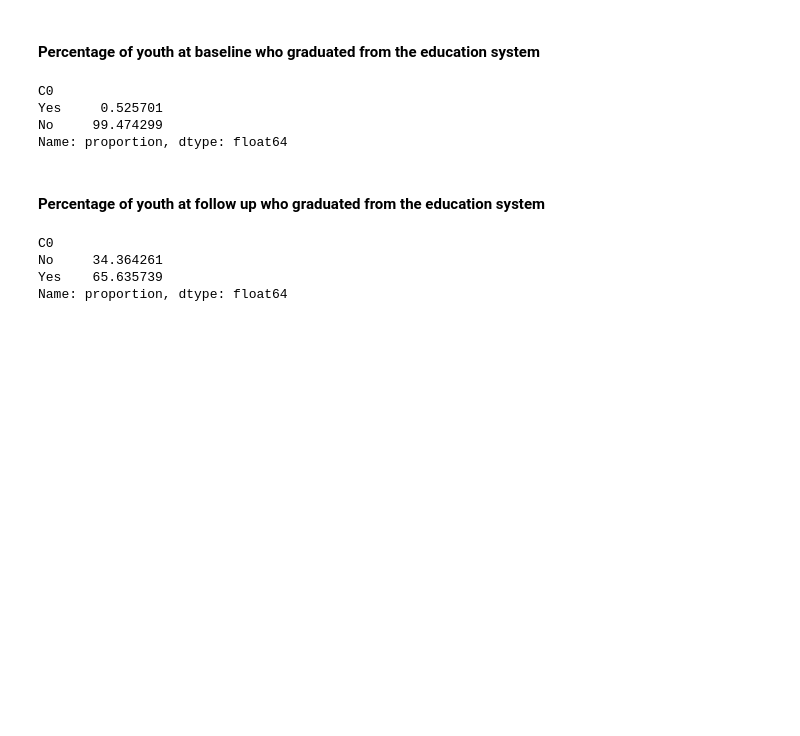
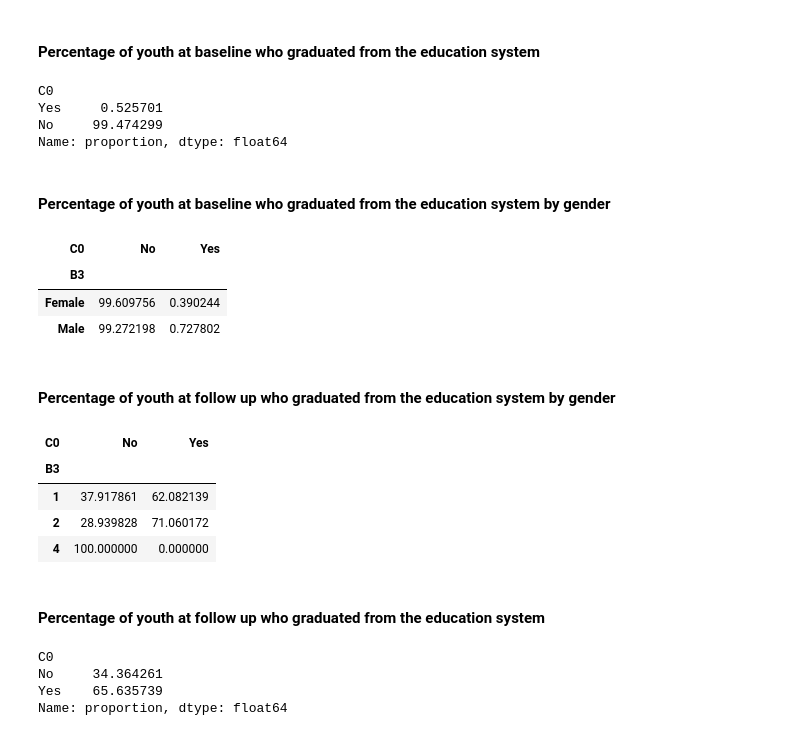
Before and after one commit to naeljb/GG8_FE_Indonesia, a Jupyter notebook: Baseline_Followup_Indonesia.ipynb, the cells around one changed output. Drawn from its saved outputs; the diff is of its cells as text; code cells hidden in the pictures; blank space fills up the shorter version.

```diff
--- a/Baseline_Followup_Indonesia.ipynb
+++ b/Baseline_Followup_Indonesia.ipynb
@@ -824,6 +820,27 @@ C0
 Yes     0.525701
 No     99.474299
 Name: proportion, dtype: float64
+# %% [markdown]
+#### Percentage of youth at baseline who graduated from the education system by gender
+# %%
+gender_system_baseline = pd.crosstab(df1_baseline['B3'], df1_baseline['C0'], normalize='index')* 100  # row-wise
+gender_system_baseline
+# %% [output]
+| C0 | No | Yes |
+| B3 |  |  |
+| Female | 99.609756 | 0.390244 |
+| Male | 99.272198 | 0.727802 |
+# %% [markdown]
+#### Percentage of youth at follow up who graduated from the education system by gender
+# %%
+gender_system_follow = pd.crosstab(df1_follow['B3'], df1_follow['C0'], normalize='index')* 100  # row-wise
+gender_system_follow
+# %% [output]
+| C0 | No | Yes |
+| B3 |  |  |
+| 1 | 37.917861 | 62.082139 |
+| 2 | 28.939828 | 71.060172 |
+| 4 | 100.000000 | 0.000000 |
 # %% [markdown]
 #### Percentage of youth  at follow up who graduated from the education system
 # %%
```
Also changed, not shown: parts of 7 cells of this notebook.
